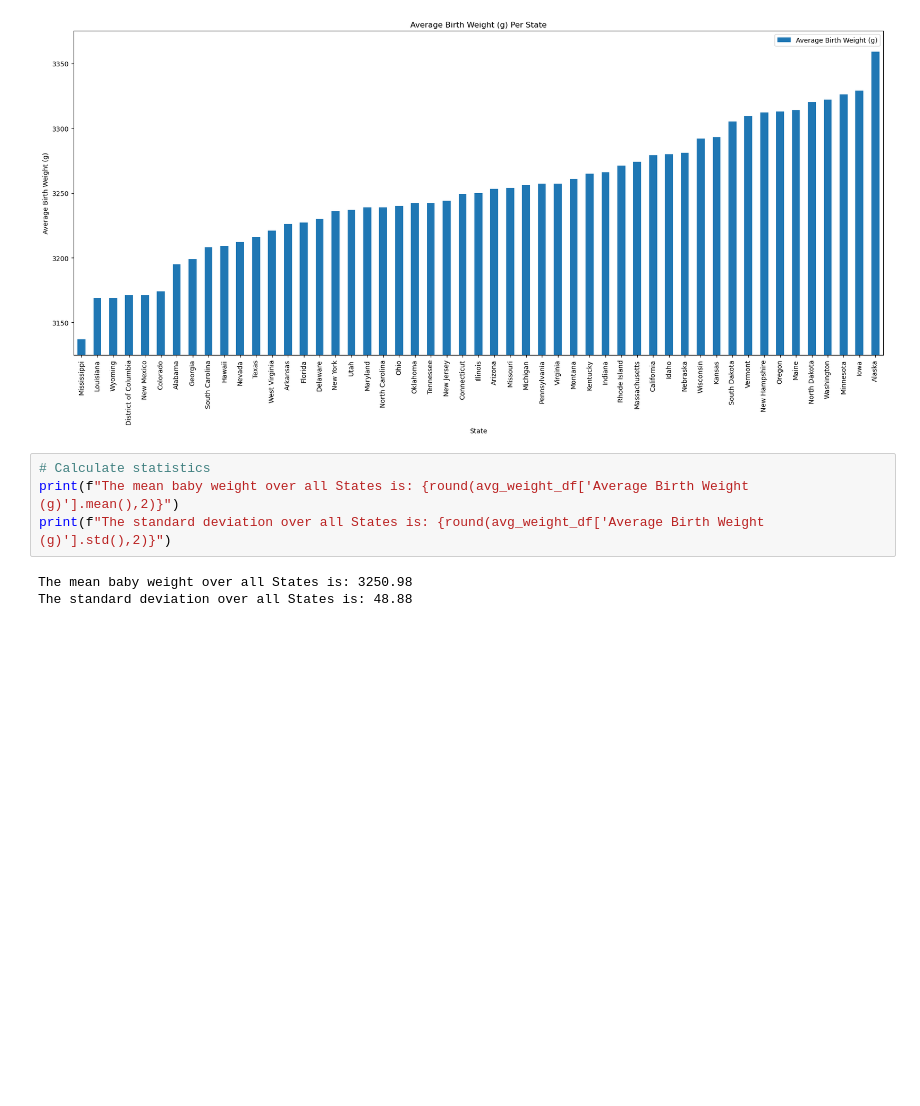
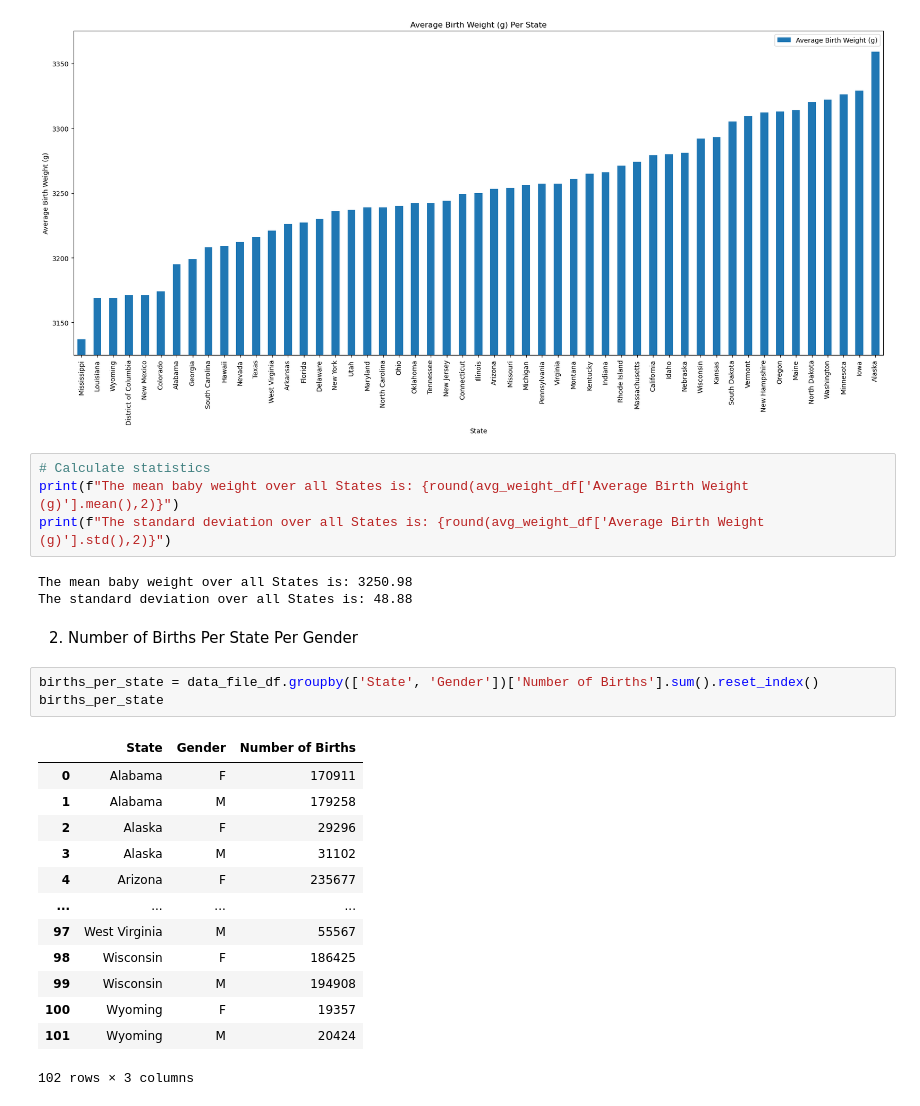
Before and after one commit to EthanM84/project-1, a Jupyter notebook: Main.ipynb, the cells around one changed output. Drawn from its saved outputs; the diff is of its cells as text; blank space fills up the shorter version.

```diff
--- a/Main.ipynb
+++ b/Main.ipynb
@@ -111,3 +113,22 @@ print(f"The standard deviation over all States is: {round(avg_weight_df['Average
 # %% [output]
 The mean baby weight over all States is: 3250.98
 The standard deviation over all States is: 48.88
+# %% [markdown]
+2. Number of Births Per State Per Gender
+# %%
+births_per_state = data_file_df.groupby(['State', 'Gender'])['Number of Births'].sum().reset_index()
+births_per_state
+# %% [output]
+|  | State | Gender | Number of Births |
+| 0 | Alabama | F | 170911 |
+| 1 | Alabama | M | 179258 |
+| 2 | Alaska | F | 29296 |
+| 3 | Alaska | M | 31102 |
+| 4 | Arizona | F | 235677 |
+| ... | ... | ... | ... |
+| 97 | West Virginia | M | 55567 |
+| 98 | Wisconsin | F | 186425 |
+| 99 | Wisconsin | M | 194908 |
+| 100 | Wyoming | F | 19357 |
+| 101 | Wyoming | M | 20424 |
+102 rows × 3 columns
```
Also changed, not shown: parts of 2 cells of this notebook, 2 other files.
